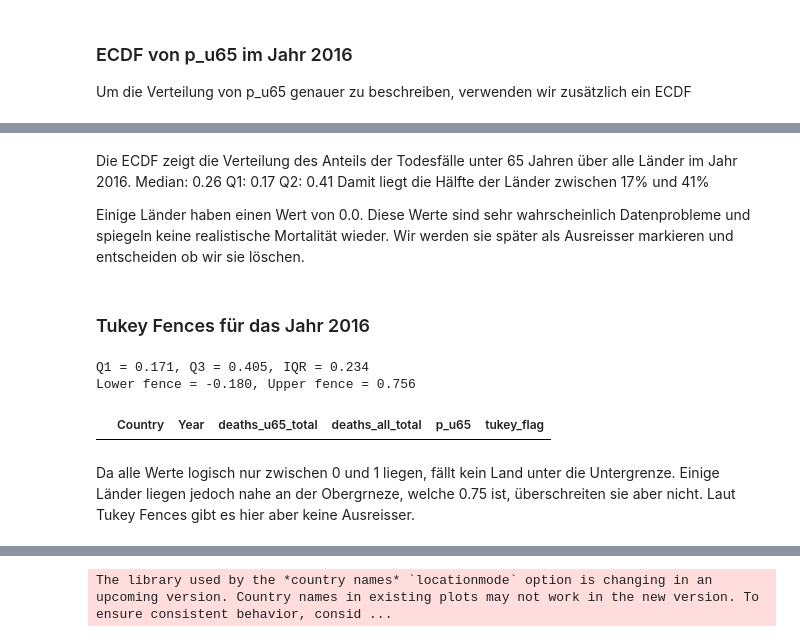
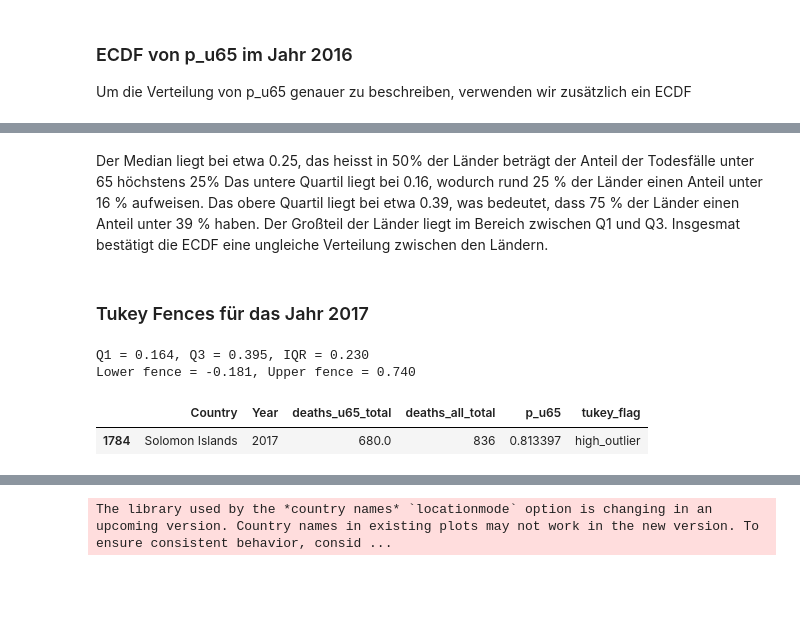
Before and after one commit to ihringerlinus/WHO_Mortality_Database, a Jupyter notebook: Premature_Mortality.ipynb, the cells around one changed output, grey strips where cells are left out. Drawn from its saved outputs; the diff is of its cells as text; code cells hidden in the pictures; blank space fills up the shorter version.

```diff
--- a/Premature_Mortality.ipynb
+++ b/Premature_Mortality.ipynb
@@ -46,11 +50,11 @@ Wir wollen dabei erkennen, wie die Verteilung ist, ob es Ausreisser gibt und in
 # %%
-df_2016 = grouped[grouped["Year"] == 2016].dropna(subset=["p_u65"])
+df_2017 = grouped[grouped["Year"] == 2017].dropna(subset=["p_u65"])
 
 plt.figure(figsize=(10, 5))
-sns.histplot(df_2016["p_u65"], bins=20, kde=True, color="steelblue")
+sns.histplot(df_2017["p_u65"], bins=20, kde=True, color="steelblue")
 
-plt.title("Histogramm + KDE von p_u65 im Jahr 2016")
-plt.xlabel("p_u65 (Anteil der Todesfälle unter 65)")
+plt.title("Histogramm + KDE: Anteil der Todesfälle unter 65 im Jahr 2017")
+plt.xlabel("Anteil der Todesfälle unter 65")
 plt.ylabel("Häufigkeit")
 plt.show()
 # %% [output]
@@ -92,36 +121,37 @@ Q2: 0.41
 # %% [markdown]
-Die ECDF zeigt die Verteilung des Anteils der Todesfälle unter 65 Jahren über alle Länder im Jahr 2016.
-Median: 0.26
-Q1: 0.17
-Q2: 0.41
-Damit liegt die Hälfte der Länder zwischen 17% und 41%
-
-Einige Länder haben einen Wert von 0.0. Diese Werte sind sehr wahrscheinlich Datenprobleme und spiegeln keine realistische Mortalität wieder. Wir werden sie später als Ausreisser markieren und entscheiden ob wir sie löschen.
+Der Median liegt bei etwa 0.25, das heisst in 50% der Länder beträgt der Anteil der Todesfälle unter 65 höchstens 25%
+Das untere Quartil liegt bei 0.16, wodurch rund 25 % der Länder einen Anteil unter 16 % aufweisen.
+Das obere Quartil liegt bei etwa 0.39, was bedeutet, dass 75 % der Länder einen Anteil unter 39 % haben.
+Der Großteil der Länder liegt im Bereich zwischen Q1 und Q3.
+Insgesmat bestätigt die ECDF eine ungleiche Verteilung zwischen den Ländern.
 # %% [markdown]
-### Tukey Fences für das Jahr 2016
+### Tukey Fences für das Jahr 2017
 # %%
-q1 = df_2016["p_u65"].quantile(0.25)
-q3 = df_2016["p_u65"].quantile(0.75)
+#Quartile und IQR berechnen
+q1 = df_2017["p_u65"].quantile(0.25)
+q3 = df_2017["p_u65"].quantile(0.75)
 iqr = q3 - q1
 
+#Untere und obere Tukey Grenze
 lower_fence = q1 - 1.5 * iqr
 upper_fence = q3 + 1.5 * iqr
 
+#Werte ausgeben
 print(f"Q1 = {q1:.3f}, Q3 = {q3:.3f}, IQR = {iqr:.3f}")
 print(f"Lower fence = {lower_fence:.3f}, Upper fence = {upper_fence:.3f}")
 
-# Outlier markieren
-df_2016["tukey_flag"] = "ok"
-df_2016.loc[df_2016["p_u65"] < lower_fence, "tukey_flag"] = "low_outlier"
-df_2016.loc[df_2016["p_u65"] > upper_fence, "tukey_flag"] = "high_outlier"
+#Ausreisser markieren
+df_2017["tukey_flag"] = "ok"
+df_2017.loc[df_2017["p_u65"] < lower_fence, "tukey_flag"] = "low_outlier"
+df_2017.loc[df_2017["p_u65"] > upper_fence, "tukey_flag"] = "high_outlier"
 
-df_y_outliers = df_2016[df_2016["tukey_flag"] != "ok"]
+#Ausreisser anzeigen und sortieren
+df_y_outliers = df_2017[df_2017["tukey_flag"] != "ok"]
 df_y_outliers.sort_values("p_u65").head()
 # %% [output]
-Q1 = 0.171, Q3 = 0.405, IQR = 0.234
-Lower fence = -0.180, Upper fence = 0.756
+Q1 = 0.164, Q3 = 0.395, IQR = 0.230
+Lower fence = -0.181, Upper fence = 0.740
 |  | Country | Year | deaths_u65_total | deaths_all_total | p_u65 | tukey_flag |
+| 1784 | Solomon Islands | 2017 | 680.0 | 836 | 0.813397 | high_outlier |
-# %% [markdown]
-Da alle Werte logisch nur zwischen 0 und 1 liegen, fällt kein Land unter die Untergrenze. Einige Länder liegen jedoch nahe an der Obergrneze, welche 0.75 ist, überschreiten sie aber nicht. Laut Tukey Fences gibt es hier aber keine Ausreisser.
 # %%
 
```
Also changed, not shown: parts of 55 cells of this notebook, 1 other file.
